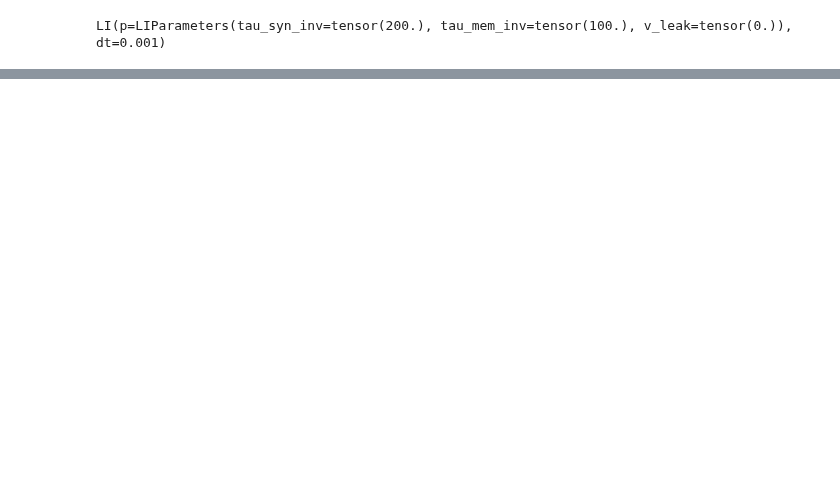
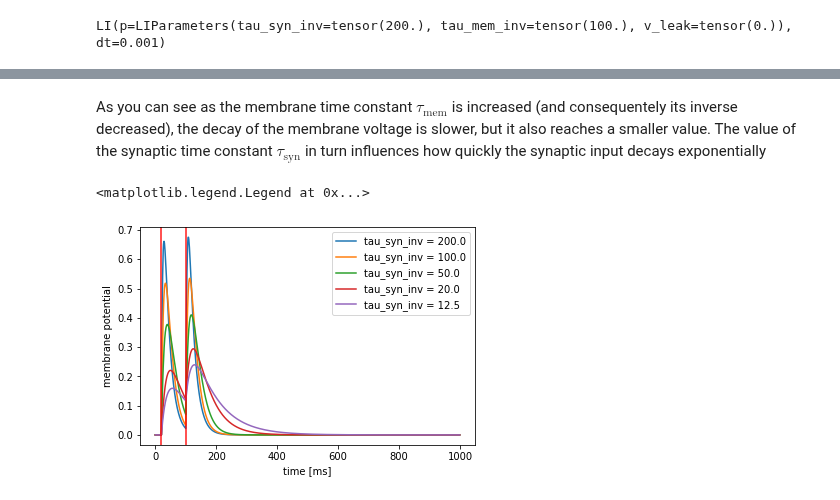
Before and after one commit to norse/norse, a Jupyter notebook: _sources/pages/spiking.ipynb, the cells around one changed output, grey strips where cells are left out. Saved outputs shown, nothing was run; the diff lists cells and outputs as text; code cells hidden in the pictures; blank space fills up the shorter version.

```diff
--- a/_sources/pages/spiking.ipynb
+++ b/_sources/pages/spiking.ipynb
@@ -65,0 +92,20 @@ plt.plot(voltages.detach())
+# %% [markdown]
+As you can see as the membrane time constant $\tau_\text{mem}$ is increased (and consequentely its inverse decreased), the decay of the membrane voltage is slower, but it also reaches a smaller value. The value of the synaptic time constant $\tau_\text{syn}$ in turn influences how quickly the synaptic input decays exponentially
+# %%
+num_neurons = 5
+tau_syn_inv = torch.tensor([200,100,50,20,12.5])
+data = torch.zeros(1000,num_neurons)
+data[20] =  1.0
+data[100] = 1.0
+
+voltage_trace, _ = nm.LI(p=nm.LIParameters(tau_mem_inv=tau_syn_inv, tau_syn_inv=torch.tensor(50)))(data)
+plt.xlabel('time [ms]')
+plt.ylabel('membrane potential')
+for i in range(num_neurons):
+    plt.plot(voltage_trace.detach()[:,i], label=f'tau_syn_inv = {tau_syn_inv[i]}')
+plt.axvline(20, color='red', alpha=0.9)
+plt.axvline(100, color='red', alpha=0.9)
+plt.legend()
+# %% [output]
+<matplotlib.legend.Legend at 0x...>
+[figure, added]
```
Also changed, not shown: parts of 17 cells of this notebook, 8 other files.
